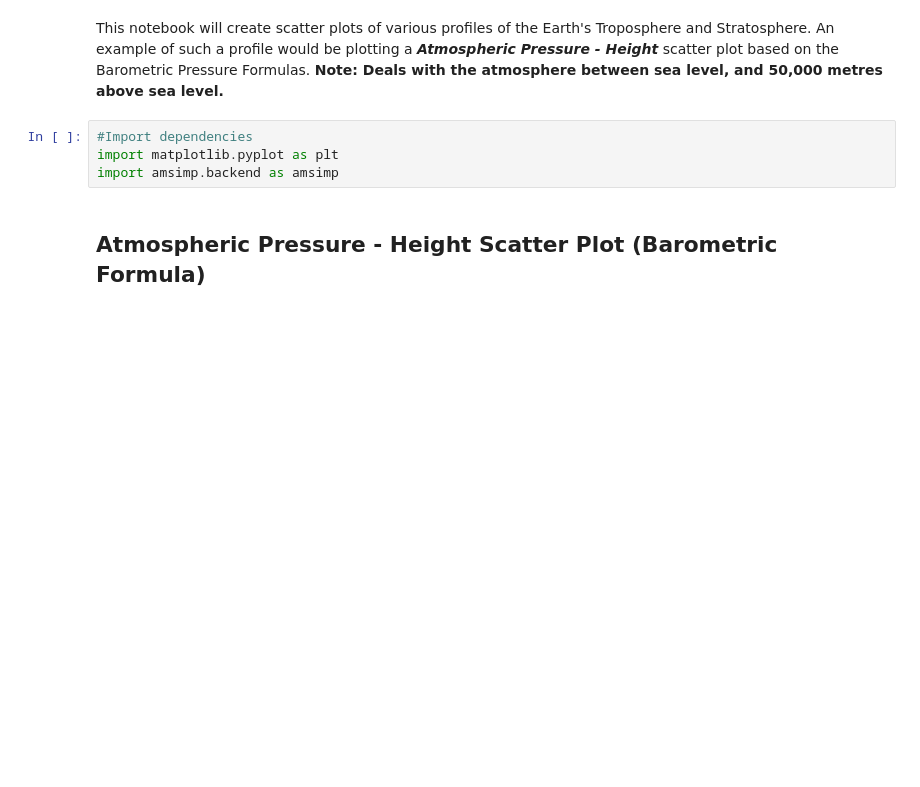
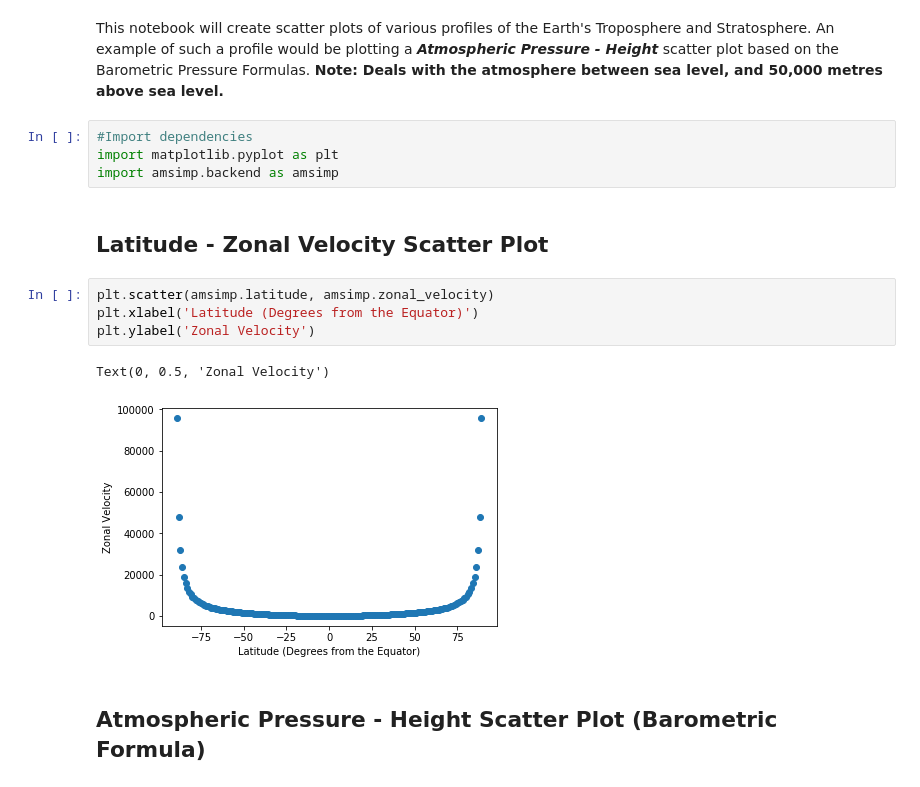
Before and after one commit to amsimp/amsimp, a Jupyter notebook: scatterplots.ipynb, the cells around one changed output. Saved outputs shown, nothing was run; the diff lists cells and outputs as text; blank space fills up the shorter version.

```diff
--- a/scatterplots.ipynb
+++ b/scatterplots.ipynb
@@ -6,6 +6,15 @@ This notebook will create scatter plots of various profiles of the Earth's Tropo
 #Import dependencies
 import matplotlib.pyplot as plt
 import amsimp.backend as amsimp
+# %% [markdown]
+## Latitude - Zonal Velocity Scatter Plot
+# %%
+plt.scatter(amsimp.latitude, amsimp.zonal_velocity)
+plt.xlabel('Latitude (Degrees from the Equator)')
+plt.ylabel('Zonal Velocity')
+# %% [output]
+Text(0, 0.5, 'Zonal Velocity')
+[figure, added]
 # %% [markdown]
 ## Atmospheric Pressure - Height Scatter Plot (Barometric Formula)
 # %%
```
Also changed, not shown: parts of 1 cell of this notebook, 1 other file.
